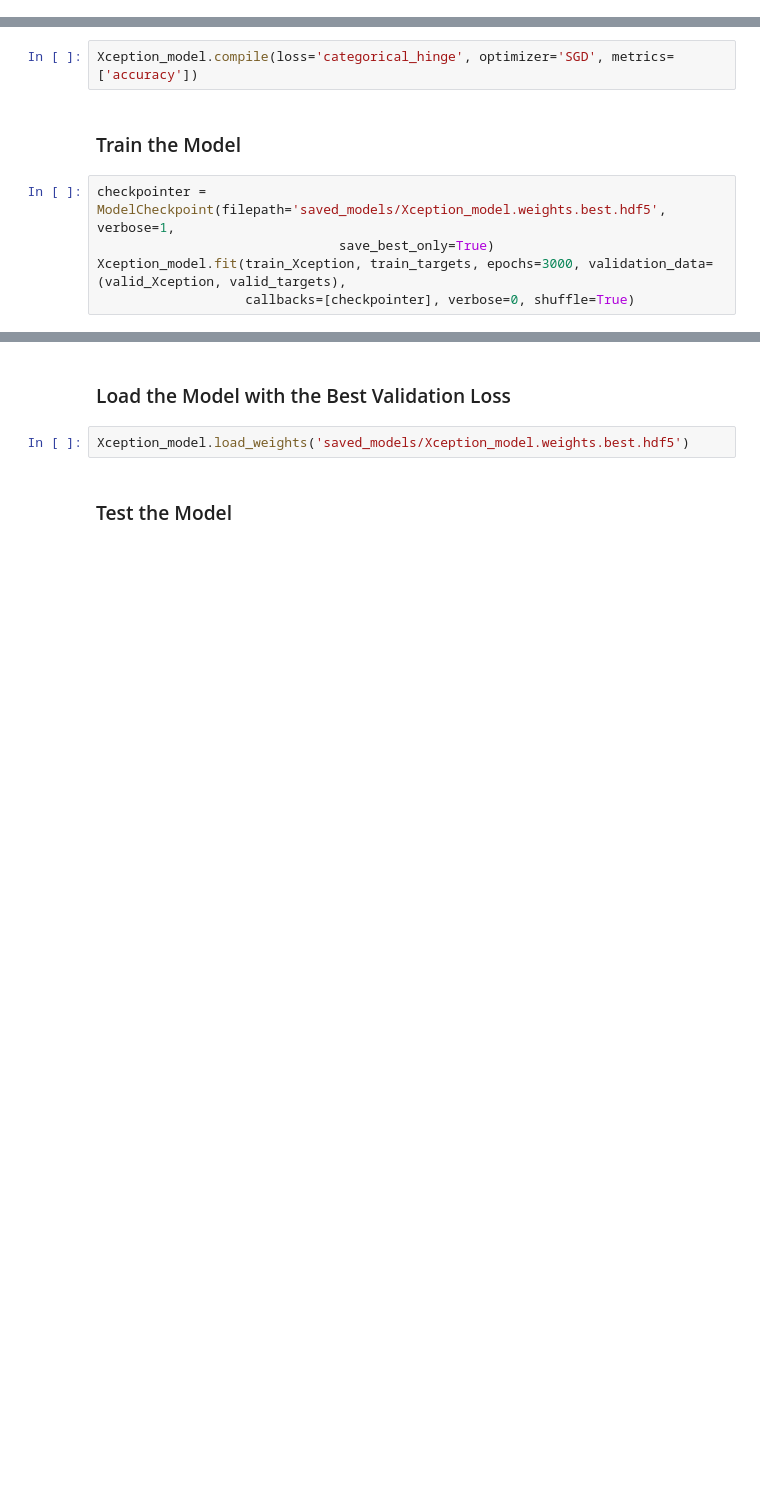
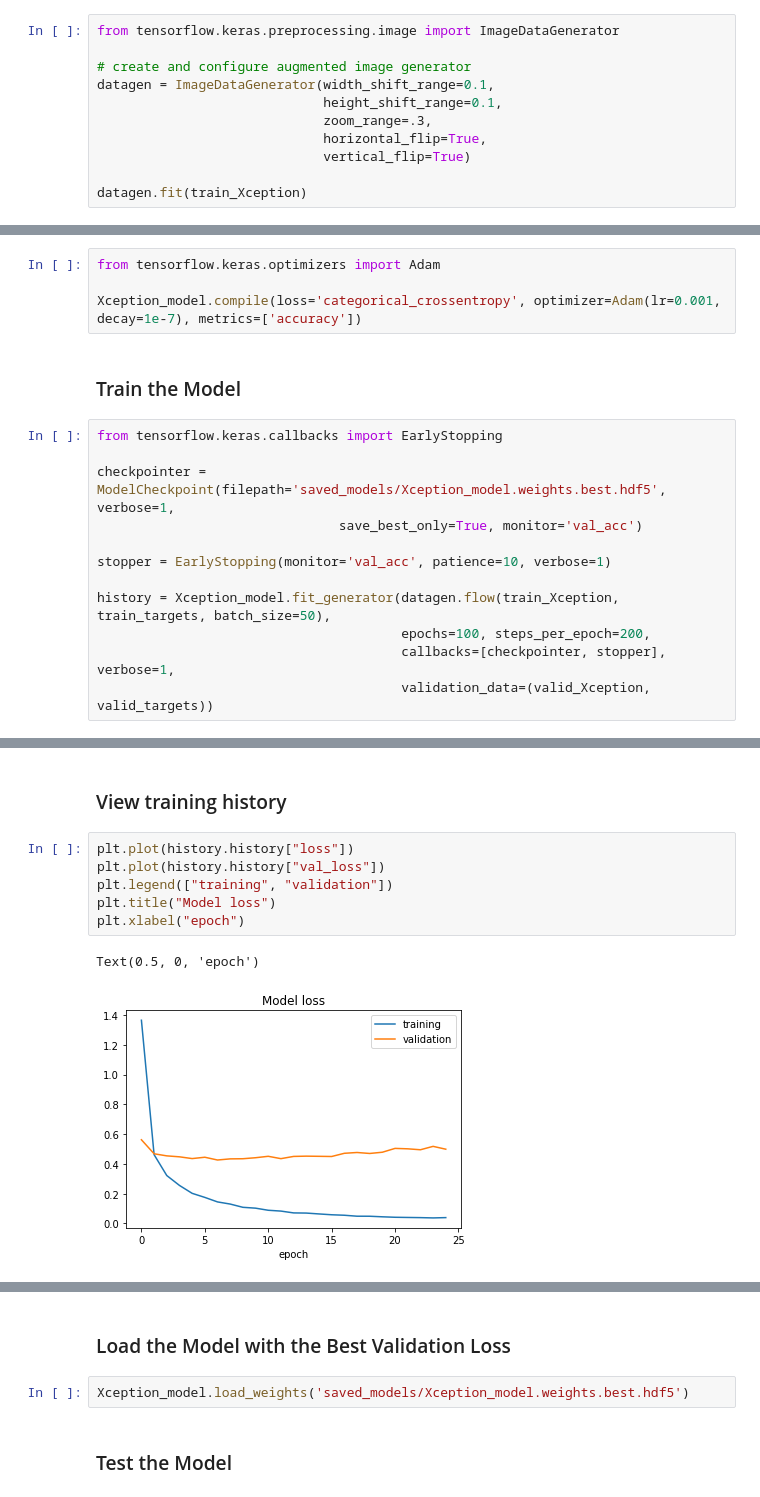
Before and after one commit to DavidMachineLearning/DogBreedDetection, a Jupyter notebook: dog_app.ipynb, the cells around one changed output, grey strips where cells are left out. Cells and saved outputs as stored; diff of their text form; blank space fills up the shorter version.

```diff
--- a/dog_app.ipynb
+++ b/dog_app.ipynb
@@ -324,12 +336,32 @@ _________________________________________________________________
+# %%
+from tensorflow.keras.preprocessing.image import ImageDataGenerator
+
+# create and configure augmented image generator
+datagen = ImageDataGenerator(width_shift_range=0.1,
+                             height_shift_range=0.1,
+                             zoom_range=.3,
+                             horizontal_flip=True,
+                             vertical_flip=True)
+
+datagen.fit(train_Xception)
 # %% [markdown]
 ### Compile the Model
-# %%
-Xception_model.compile(loss='categorical_hinge', optimizer='SGD', metrics=['accuracy'])
+# %%
+from tensorflow.keras.optimizers import Adam
+
+Xception_model.compile(loss='categorical_crossentropy', optimizer=Adam(lr=0.001, decay=1e-7), metrics=['accuracy'])
 # %% [markdown]
 ### Train the Model
 # %%
+from tensorflow.keras.callbacks import EarlyStopping
+
 checkpointer = ModelCheckpoint(filepath='saved_models/Xception_model.weights.best.hdf5', verbose=1,
-                               save_best_only=True)
-Xception_model.fit(train_Xception, train_targets, epochs=3000, validation_data=(valid_Xception, valid_targets),
-                   callbacks=[checkpointer], verbose=0, shuffle=True)
+                               save_best_only=True, monitor='val_acc')
+
+stopper = EarlyStopping(monitor='val_acc', patience=10, verbose=1)
+
+history = Xception_model.fit_generator(datagen.flow(train_Xception, train_targets, batch_size=50),
+                                       epochs=100, steps_per_epoch=200,
+                                       callbacks=[checkpointer, stopper], verbose=1,
+                                       validation_data=(valid_Xception, valid_targets))
 # %% [output]
@@ -353,0 +385,11 @@ Epoch 03000: val_loss did not improve from 0.30218
+# %% [markdown]
+### View training history
+# %%
+plt.plot(history.history["loss"])
+plt.plot(history.history["val_loss"])
+plt.legend(["training", "validation"])
+plt.title("Model loss")
+plt.xlabel("epoch")
+# %% [output]
+Text(0.5, 0, 'epoch')
+[figure, added]
```
Also changed, not shown: parts of 15 cells of this notebook.
